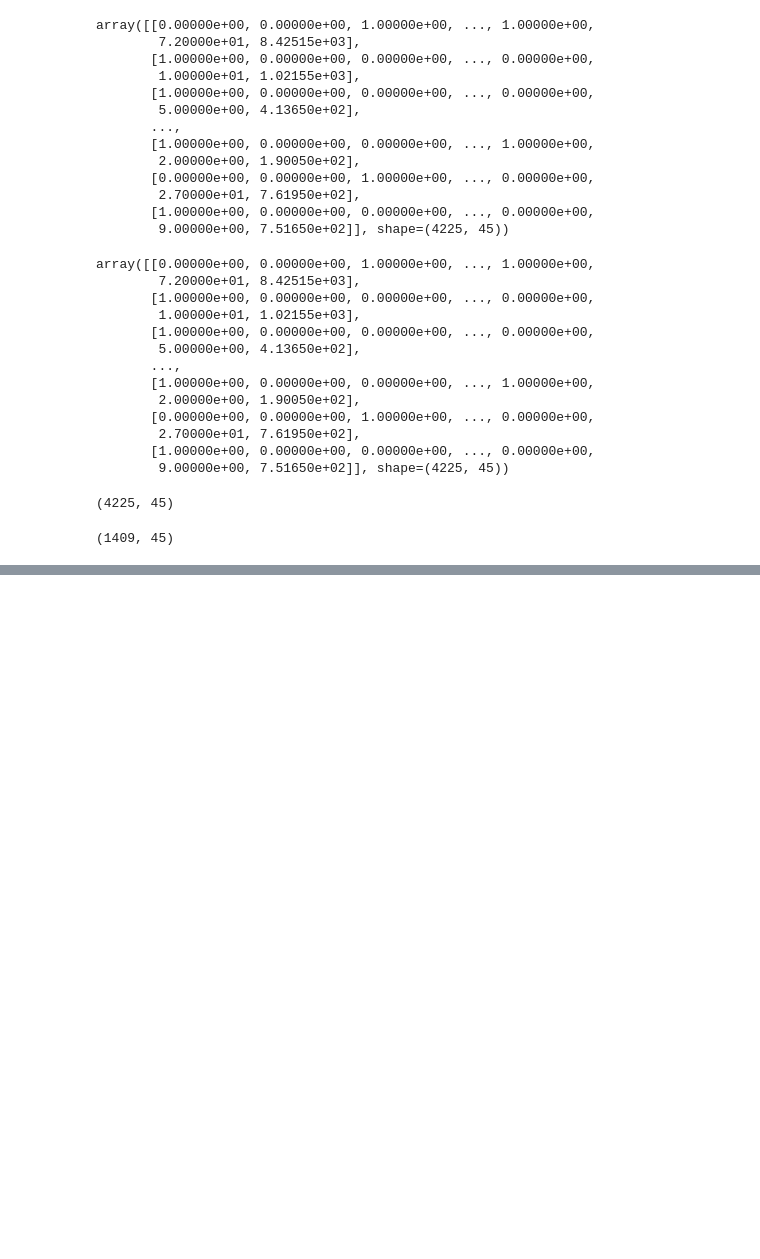
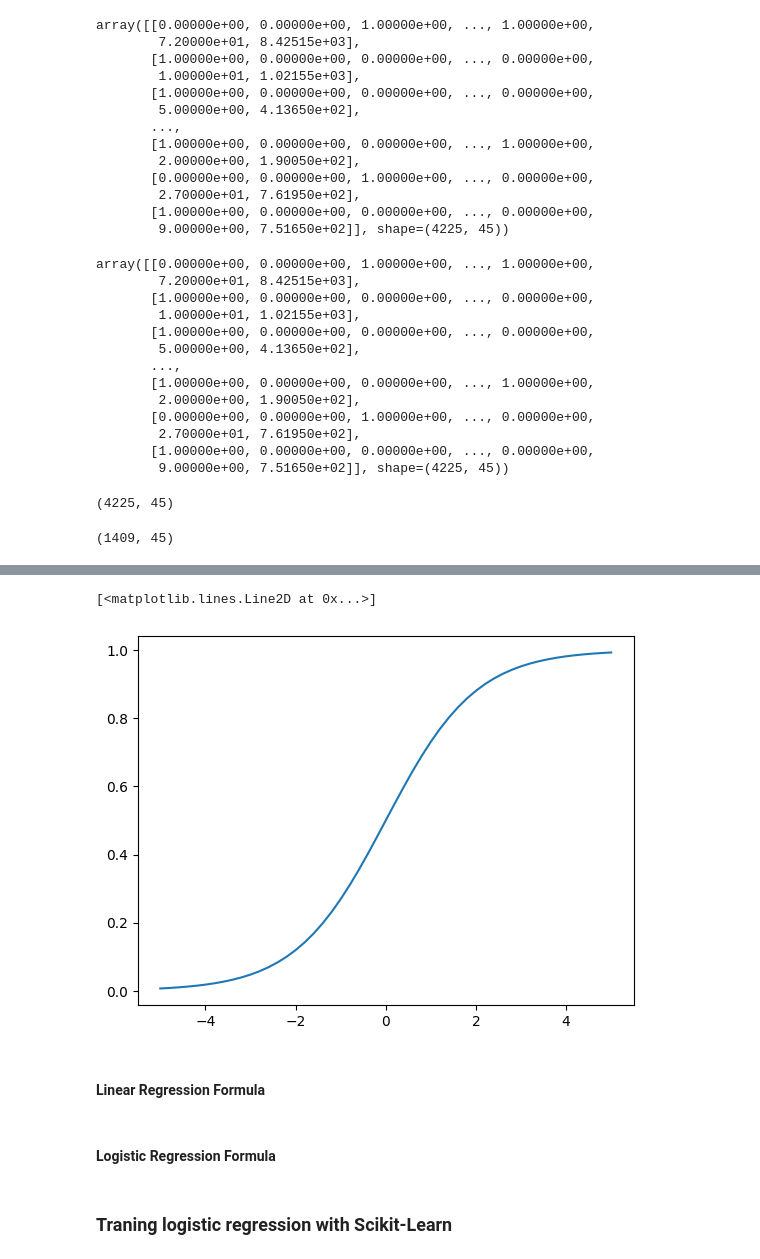
Before and after one commit to moeinforoughi/MLcourse, a Jupyter notebook: 03-chum-prediction-project/chum-prediction.ipynb, the cells around one changed output, grey strips where cells are left out. Drawn from its saved outputs; the diff is of its cells as text; code cells hidden in the pictures; blank space fills up the shorter version.

```diff
--- a/03-chum-prediction-project/chum-prediction.ipynb
+++ b/03-chum-prediction-project/chum-prediction.ipynb
@@ -630,0 +631,8 @@ X_val.shape
+# %%
+# The formula for 'sigmoid' a function to calculate the model answer beetwen one and zero
+def sigmoid(z):
+    return 1 / (1 + np.exp(-z))
+# %%
+# Make list of 51 numbers beetwen -5 and 5
+z = np.linspace(-5, 5, 51)
+z
@@ -630,0 +659,7 @@ X_val.shape
+# %%
+plt.plot(z, sigmoid(z))
+# %% [output]
+[<matplotlib.lines.Line2D at 0x...>]
+[figure, added]
+# %% [markdown]
+<h4>Linear Regression Formula</h4>
@@ -630,0 +674,2 @@ X_val.shape
+# %% [markdown]
+<h4>Logistic Regression Formula</h4>
@@ -630,0 +685,2 @@ X_val.shape
+# %% [markdown]
+<h3>Traning logistic regression with Scikit-Learn</h3>
```
Also changed, not shown: parts of 34 cells of this notebook.
